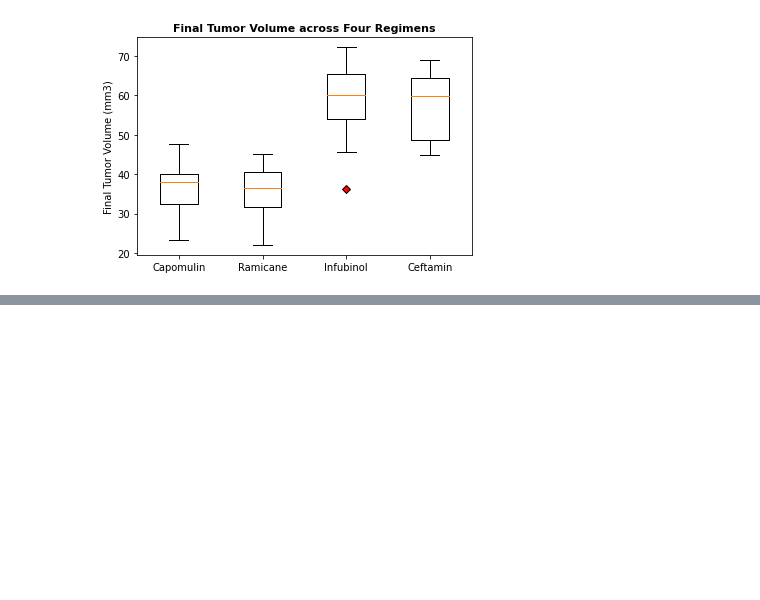
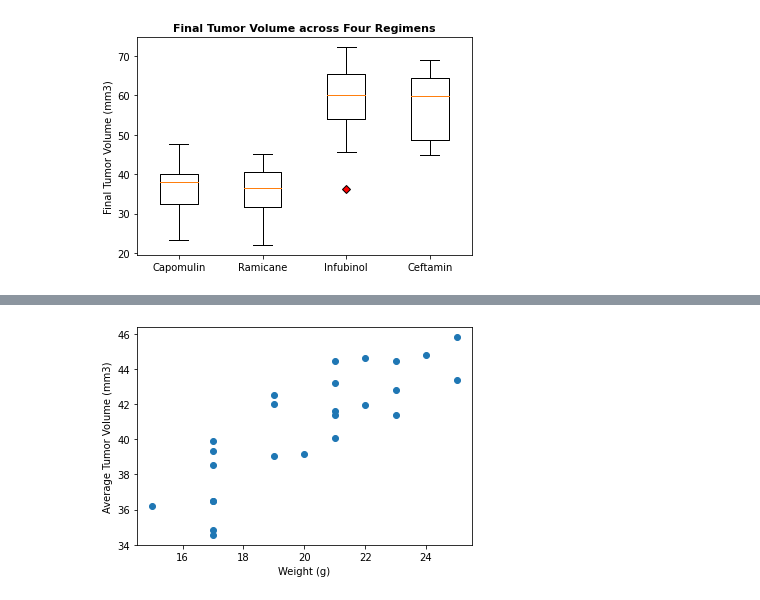
Before and after one commit to marthagriggs9/Pymaceuticals, a Jupyter notebook: Pymaceuticals_MG.ipynb, the cells around one changed output, grey strips where cells are left out. Cells and saved outputs as stored; diff of their text form; code cells hidden in the pictures; blank space fills up the shorter version.

```diff
--- a/Pymaceuticals_MG.ipynb
+++ b/Pymaceuticals_MG.ipynb
@@ -383,0 +421,12 @@ plt.show()
+# %%
+# Generate a scatter plot of average tumor volume vs. mouse weight for the Capomulin regimen
+capomulin_mice = clean_mouse_study_df.loc[clean_mouse_study_df["Drug Regimen"] == "Capomulin"].groupby("Mouse ID")
+avg_tumor_capomulin = capomulin_mice["Tumor Volume (mm3)"].mean()
+mouse_weight = capomulin_mice["Weight (g)"].unique()
+
+plt.scatter(mouse_weight, avg_tumor_capomulin)
+plt.xlabel("Weight (g)")
+plt.ylabel("Average Tumor Volume (mm3)")
+plt.show()
+# %% [output]
+[figure, added]
```
Also changed, not shown: parts of 6 cells of this notebook.
